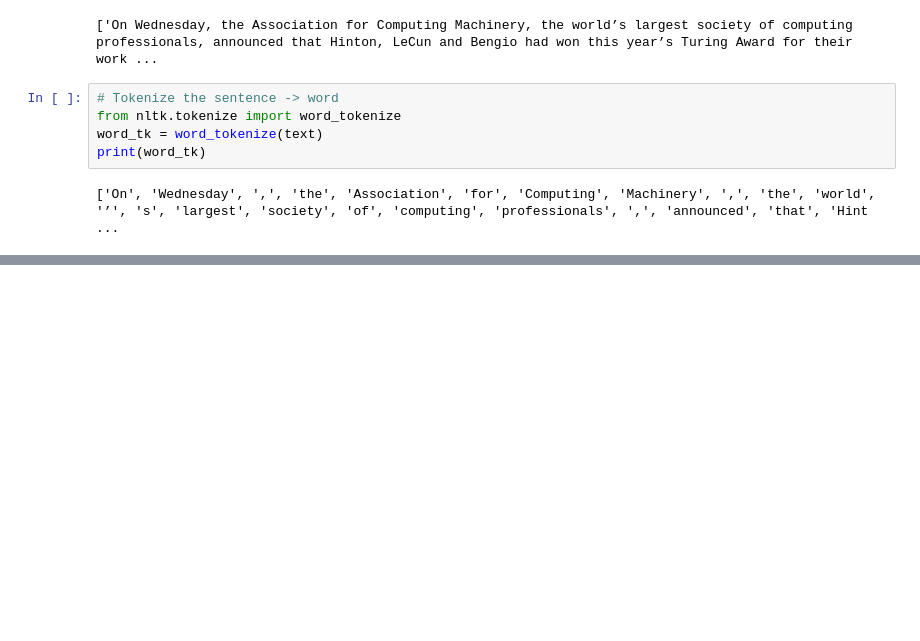
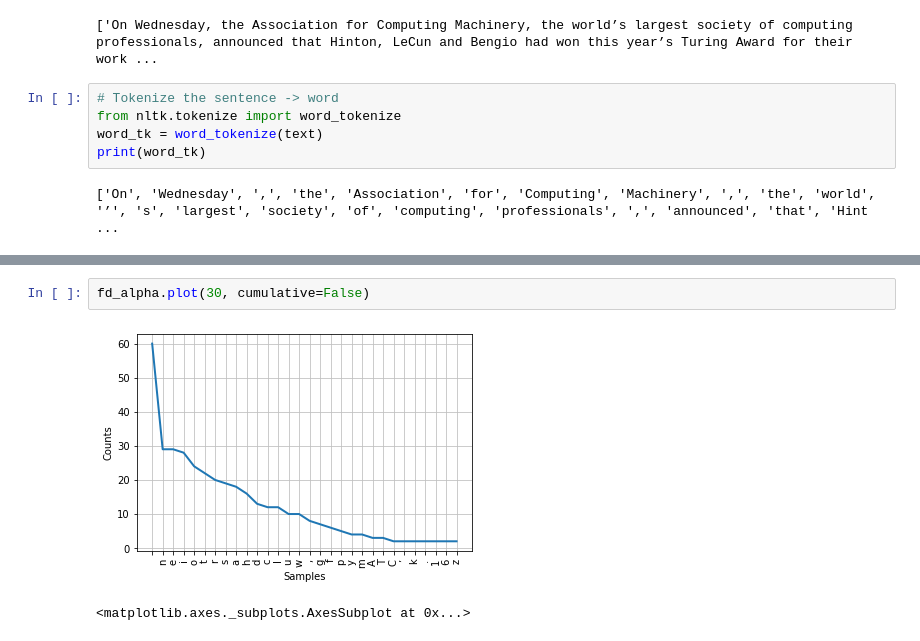
Before and after one commit to HongjoLim/Python, a Jupyter notebook: NLP.ipynb, the cells around one changed output, grey strips where cells are left out. Saved outputs shown, nothing was run; the diff lists cells and outputs as text; blank space fills up the shorter version.

```diff
--- a/NLP.ipynb
+++ b/NLP.ipynb
@@ -20,0 +114,5 @@ print(word_tk)
+# %%
+fd_alpha.plot(30, cumulative=False)
+# %% [output]
+[figure, added]
+<matplotlib.axes._subplots.AxesSubplot at 0x...>
```
Also changed, not shown: parts of 10 cells of this notebook.
